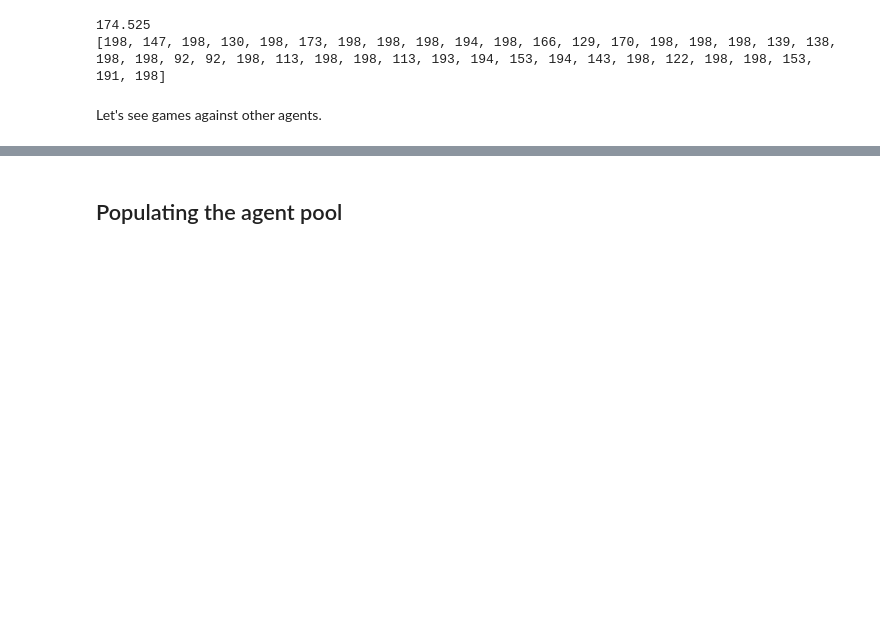
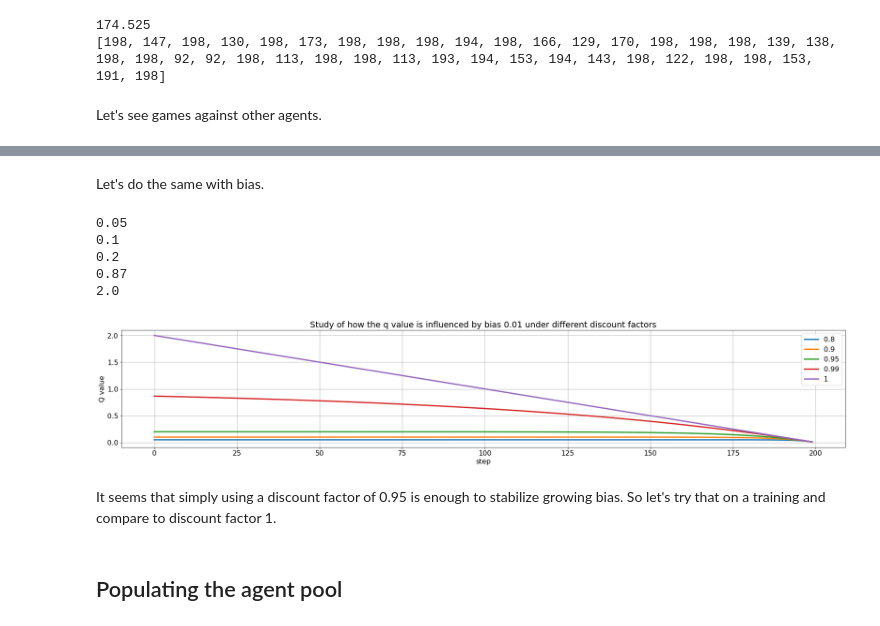
Before and after one commit to ironbar/hungry_geese, a Jupyter notebook: notebooks/008_ladder_of_agents_3.ipynb, the cells around one changed output, grey strips where cells are left out. Saved outputs shown, nothing was run; the diff lists cells and outputs as text; code cells hidden in the pictures; blank space fills up the shorter version.

```diff
--- a/notebooks/008_ladder_of_agents_3.ipynb
+++ b/notebooks/008_ladder_of_agents_3.ipynb
@@ -472,3 +503,31 @@ Let's see games against other agents.
+# %% [markdown]
+Let's do the same with bias.
+# %%
+bias_strength = 1e-2
+step_range = np.arange(0, 200)
+discount_factor_range = [0.8, 0.9, 0.95, 0.99, 1]
+for discount_factor in discount_factor_range:
+    bias = np.ones_like(step_range)*bias_strength
+    cum_discount_factor = discount_factor**step_range
+    q_value = np.cumsum(bias*cum_discount_factor)[::-1]
+
+    print(round(q_value[0], 2))
+
+    plt.plot(step_range, q_value, label=str(discount_factor))
+plt.grid()
+plt.xlabel('step')
+plt.ylabel('Q value')
+plt.title('Study of how the q value is influenced by bias %.2f under different discount factors' % bias_strength)
+plt.legend(loc=0);
+# %% [output]
+0.05
+0.1
+0.2
+0.87
+2.0
+[figure, added]
+# %% [markdown]
+It seems that simply using a discount factor of 0.95 is enough to stabilize growing bias. So let's try that on a training and compare to discount factor 1.
 # %% [markdown]
 ## Populating the agent pool
 # %% [markdown]
```
Also changed, not shown: parts of 7 cells of this notebook, 4 other files.
